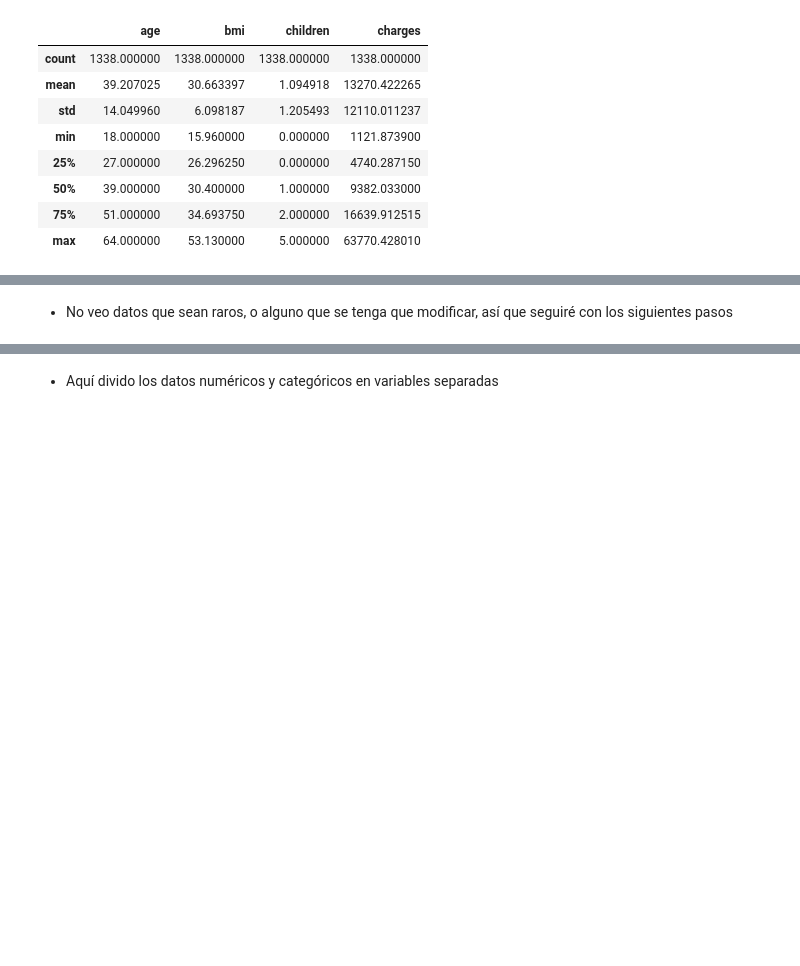
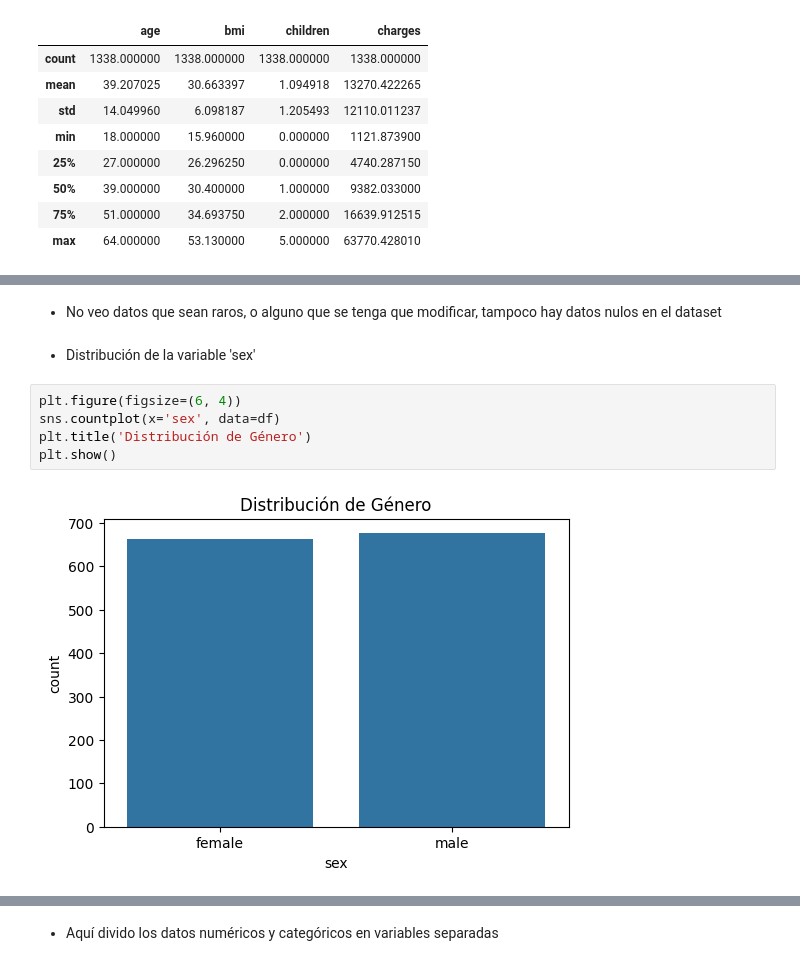
Before and after one commit to AlexisSchiavon/regresion-lineal, a Jupyter notebook: src/explore.ipynb, the cells around one changed output, grey strips where cells are left out. Cells and saved outputs as stored; diff of their text form; blank space fills up the shorter version.

```diff
--- a/src/explore.ipynb
+++ b/src/explore.ipynb
@@ -56,2 +69,11 @@ df.describe()
 # %% [markdown]
-- No veo datos que sean raros, o alguno que se tenga que modificar, así que seguiré con los siguientes pasos
+- No veo datos que sean raros, o alguno que se tenga que modificar, tampoco hay datos nulos en el dataset
+# %% [markdown]
+- Distribución de la variable 'sex'
+# %%
+plt.figure(figsize=(6, 4))
+sns.countplot(x='sex', data=df)
+plt.title('Distribución de Género')
+plt.show()
+# %% [output]
+[figure, added]
```
Also changed, not shown: parts of 10 cells of this notebook.
